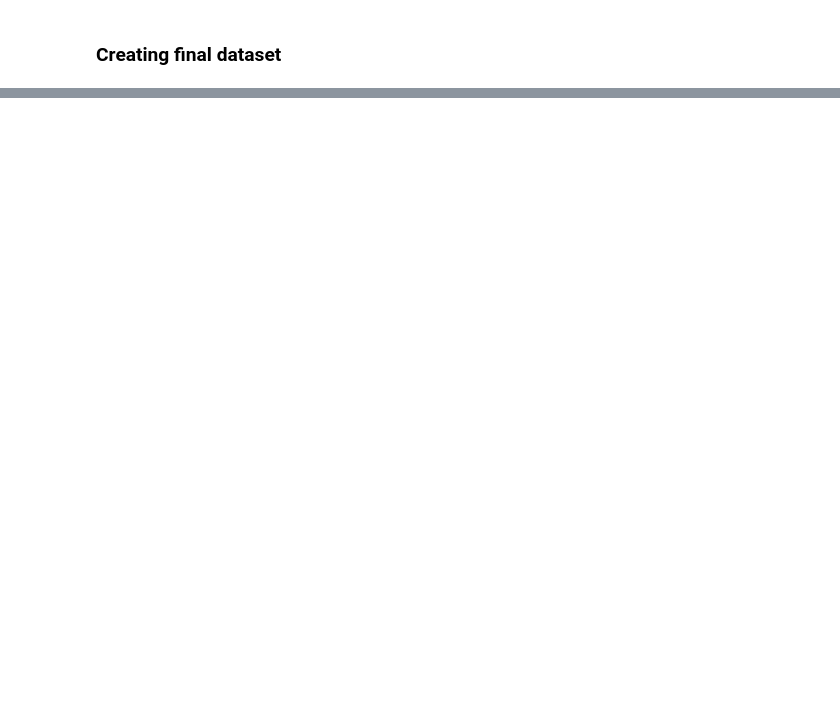
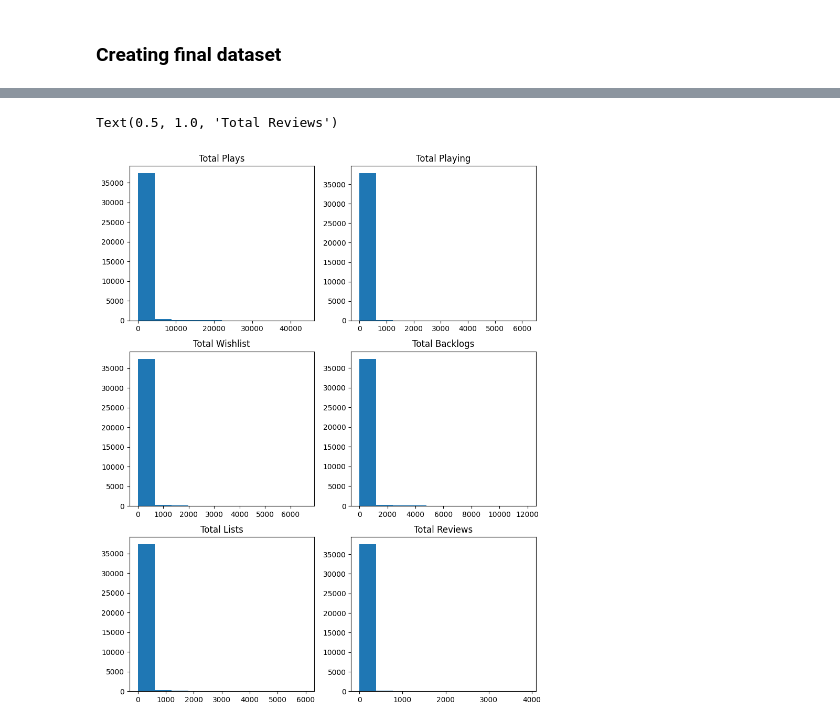
Before and after one commit to Ant-mel/legendary_game_recs, a Jupyter notebook: notebooks/cleaning_scraped_data.ipynb, the cells around one changed output, grey strips where cells are left out. Cells and saved outputs as stored; diff of their text form; code cells hidden in the pictures; blank space fills up the shorter version.

```diff
--- a/notebooks/cleaning_scraped_data.ipynb
+++ b/notebooks/cleaning_scraped_data.ipynb
@@ -128,0 +145,24 @@ final_data = pd.concat((upcoming_games, games_that_exist_with_reviews))
+# %%
+#Visualising numeric features
+fig, axs = plt.subplots(3,2, figsize=(10, 13))
+
+axs[0,0].hist(final_data['plays'])
+axs[0,0].set_title('Total Plays')
+
+axs[0,1].hist(final_data['playing'])
+axs[0,1].set_title('Total Playing')
+
+axs[1,0].hist(final_data['wishlist'])
+axs[1,0].set_title('Total Wishlist')
+
+axs[1,1].hist(final_data['backlogs'])
+axs[1,1].set_title('Total Backlogs')
+
+axs[2,0].hist(final_data['total_lists'])
+axs[2,0].set_title('Total Lists')
+
+axs[2,1].hist(final_data['total_reviews'])
+axs[2,1].set_title('Total Reviews')
+# %% [output]
+Text(0.5, 1.0, 'Total Reviews')
+[figure, added]
```
Also changed, not shown: parts of 26 cells of this notebook.
